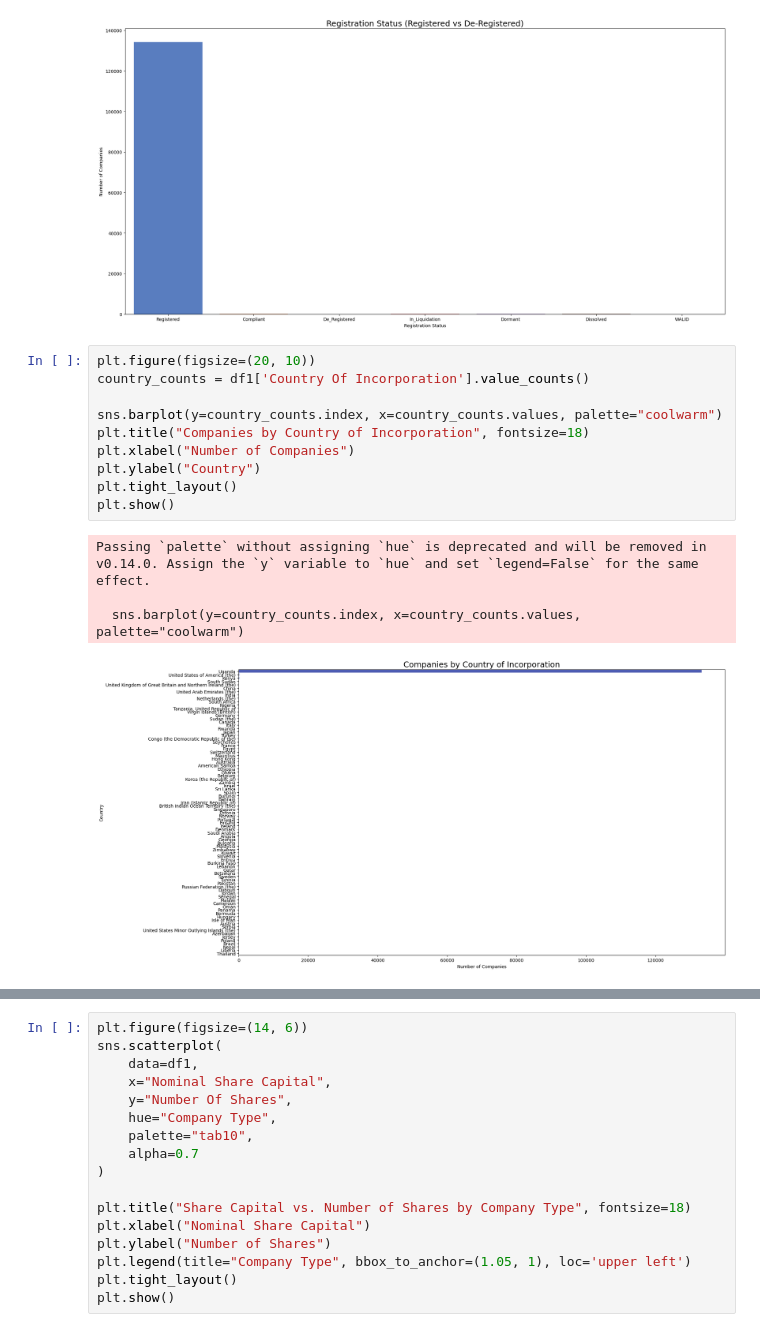
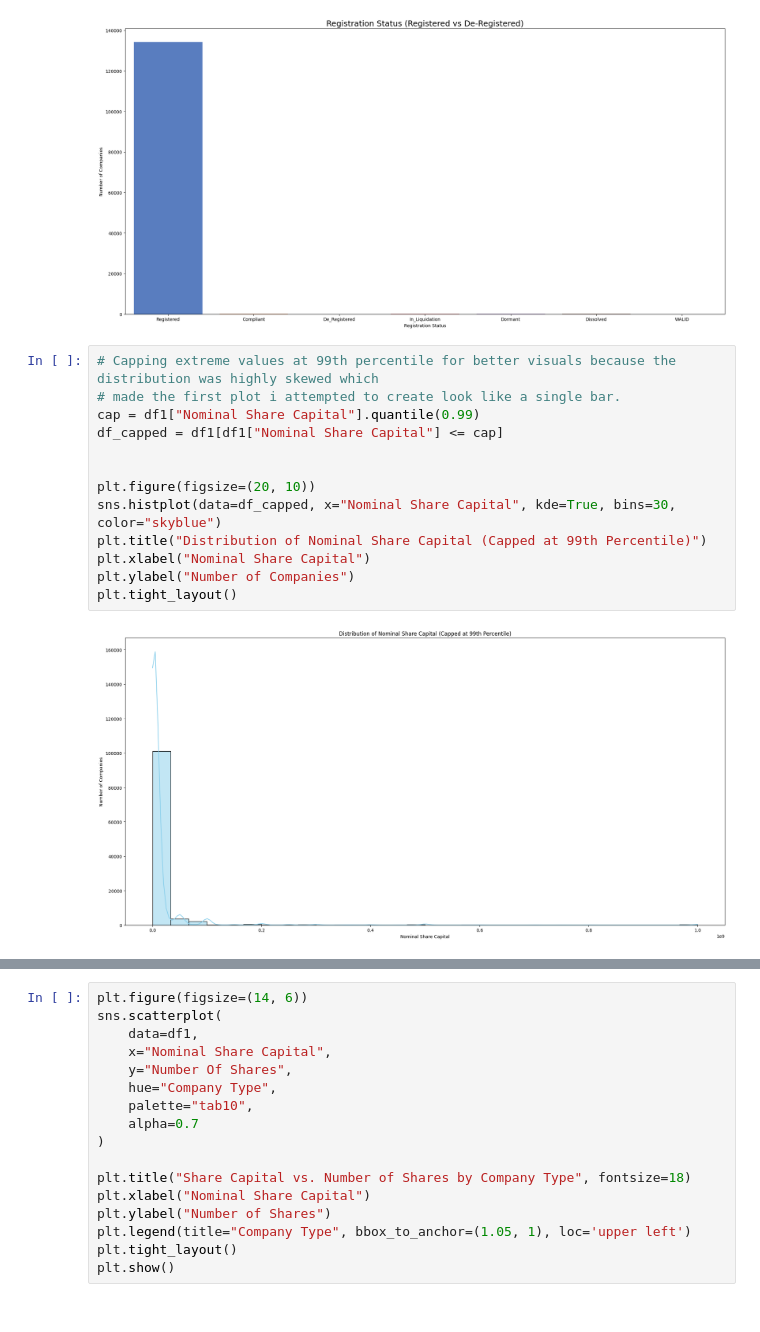
Before and after one commit to RUGOGAMUNOELA/COMPANY-ANALYSIS-PROJECT, a Jupyter notebook: projectanalysis.ipynb, the cells around one changed output, grey strips where cells are left out. Saved outputs shown, nothing was run; the diff lists cells and outputs as text.

```diff
--- a/projectanalysis.ipynb
+++ b/projectanalysis.ipynb
@@ -263,18 +266,18 @@ Passing `palette` without assigning `hue` is deprecated and will be removed in v
 
   sns.countplot(data=df1, x="Registration Status", palette="muted")
 [figure]
-# %%
-plt.figure(figsize=(20, 10))
-country_counts = df1['Country Of Incorporation'].value_counts()
-
-sns.barplot(y=country_counts.index, x=country_counts.values, palette="coolwarm")
-plt.title("Companies by Country of Incorporation", fontsize=18)
-plt.xlabel("Number of Companies")
-plt.ylabel("Country")
-plt.tight_layout()
-plt.show()
-# %% [output]
-Passing `palette` without assigning `hue` is deprecated and will be removed in v0.14.0. Assign the `y` variable to `hue` and set `legend=False` for the same effect.
-
-  sns.barplot(y=country_counts.index, x=country_counts.values, palette="coolwarm")
-[figure, removed]
+# %%
+# Capping extreme values at 99th percentile for better visuals because the distribution was highly skewed which
+# made the first plot i attempted to create look like a single bar.
+cap = df1["Nominal Share Capital"].quantile(0.99)
+df_capped = df1[df1["Nominal Share Capital"] <= cap]
+
+
+plt.figure(figsize=(20, 10))
+sns.histplot(data=df_capped, x="Nominal Share Capital", kde=True, bins=30, color="skyblue")
+plt.title("Distribution of Nominal Share Capital (Capped at 99th Percentile)")
+plt.xlabel("Nominal Share Capital")
+plt.ylabel("Number of Companies")
+plt.tight_layout()
+# %% [output]
+[figure, added]
```
Also changed, not shown: parts of 6 cells of this notebook, 2 other files.
